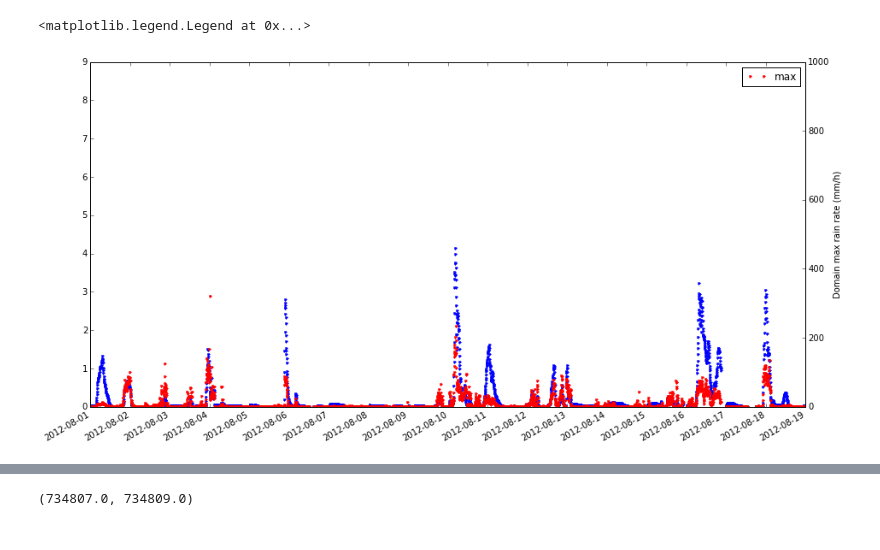
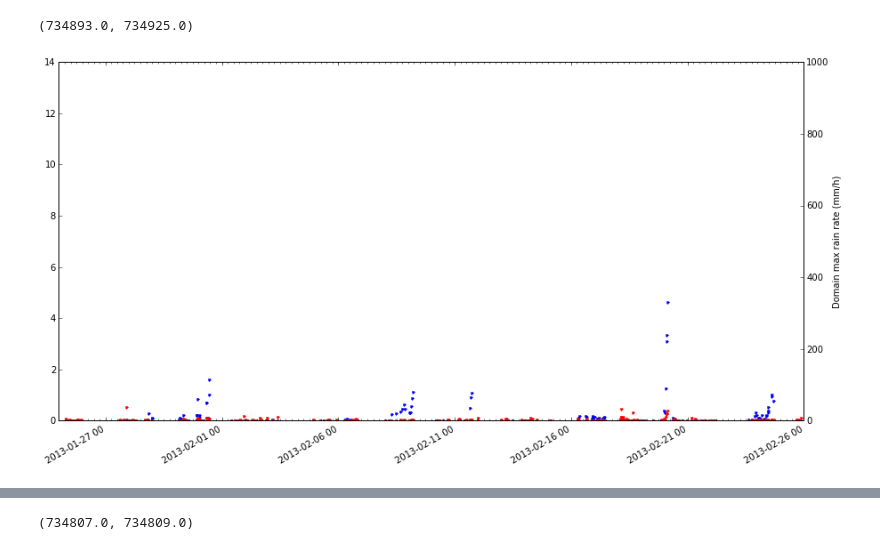
Before and after one commit to EVS-ATMOS/high_resolution_hydrology, a Jupyter notebook: notebooks/maine_2012_analysis.ipynb, the cells around one changed output, grey strips where cells are left out. Saved outputs shown, nothing was run; the diff lists cells and outputs as text; code cells hidden in the pictures.

```diff
--- a/notebooks/maine_2012_analysis.ipynb
+++ b/notebooks/maine_2012_analysis.ipynb
@@ -70,22 +94,21 @@ plt.legend()
 # %%
 fig = plt.figure(figsize = [15,8])
-plt.plot(mdates.date2num(datetimes), mean_rf, 'b.', label = 'mean')
+plt.plot(mdates.date2num(datetimes), mean_rf, 'b.')
 ax = plt.gca()
-ax.xaxis.set_major_locator(DayLocator())
-#ax.xaxis.set_minor_locator(HourLocator(np.arange(0, 25, 6)))
-ax.xaxis.set_major_formatter(DateFormatter('%Y-%m-%d'))
+#ax.xaxis.set_major_locator(HourLocator())
+ax.xaxis.set_minor_locator(HourLocator(np.arange(0, 25, 6)))
+ax.xaxis.set_major_formatter(DateFormatter('%Y-%m-%d %H'))
 
-ax.fmt_xdata = DateFormatter('%Y-%m-%d')
+ax.fmt_xdata = DateFormatter('%Y-%m-%d %H')
 fig.autofmt_xdate()
 
 cnt = plt.gcf()
 fig.autofmt_xdate()
 ax2 = plt.twinx()
-plt.plot(mdates.date2num(datetimes), max_rf, 'r.', label = 'max')
+plt.plot(mdates.date2num(datetimes), max_rf, 'r.')
 plt.ylabel('Domain max rain rate (mm/h)')
 
-plt.xlim([mdates.date2num(datetime.datetime(2012,8,1)), mdates.date2num(datetime.datetime(2012,8,19))])
-plt.legend()
+plt.xlim([mdates.date2num(datetime.datetime(2013,1,25)), mdates.date2num(datetime.datetime(2013,2,26))])
 # %% [output]
-<matplotlib.legend.Legend at 0x...>
+(734893.0, 734925.0)
-[figure, old version]
+[figure, new version]
```
Also changed, not shown: parts of 30 cells of this notebook, 2 other files.
